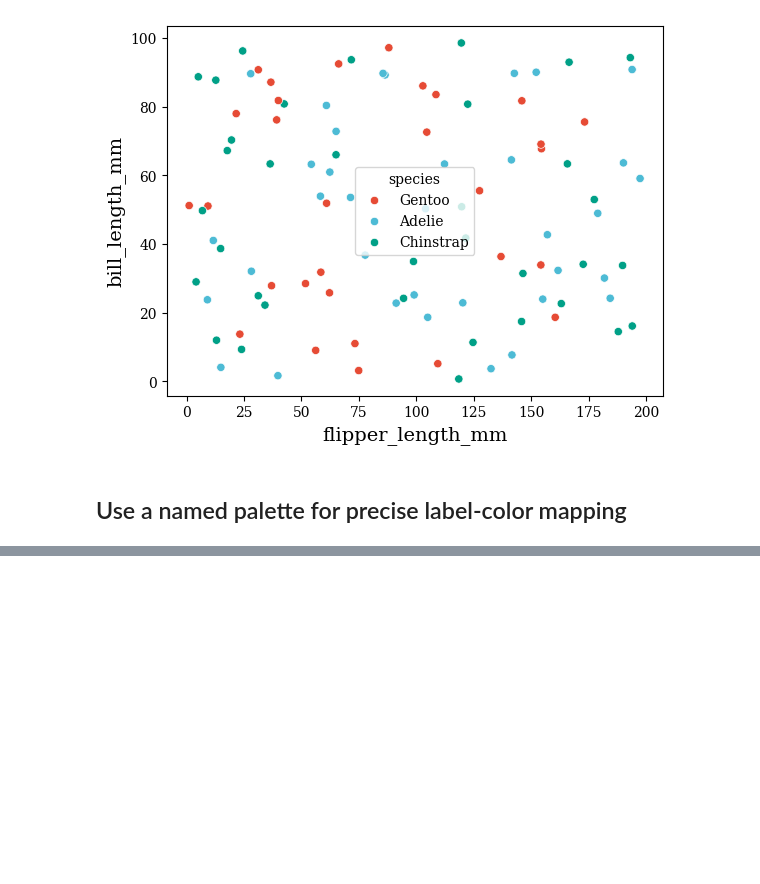
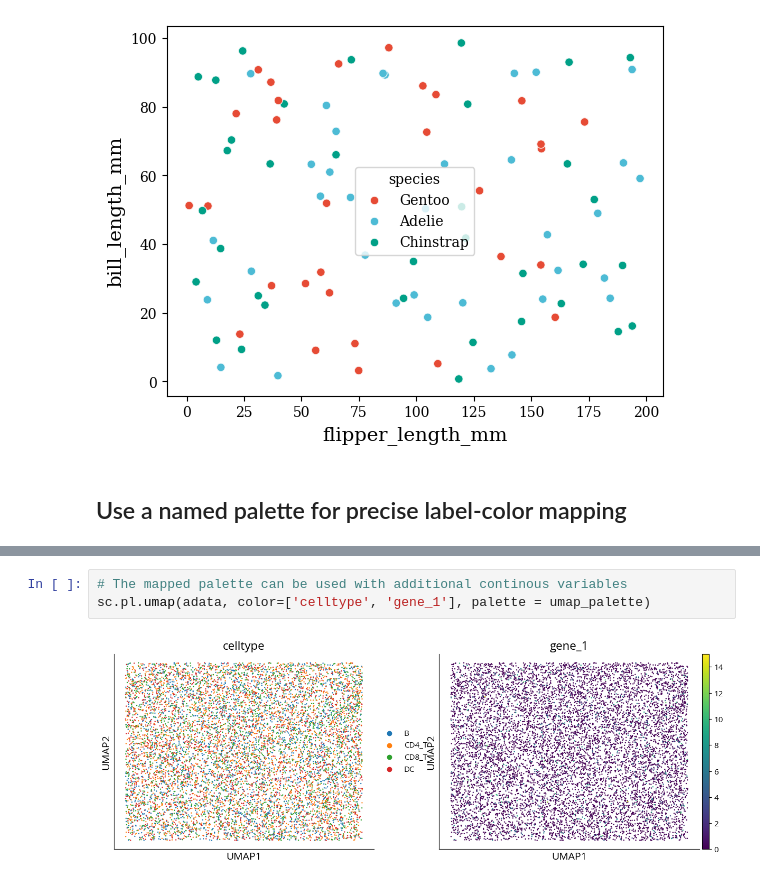
Before and after one commit to HTGenomeAnalysisUnit/project_styler_py, a Jupyter notebook: example/example.ipynb, the cells around one changed output, grey strips where cells are left out. Drawn from its saved outputs; the diff is of its cells as text; blank space fills up the shorter version.

```diff
--- a/example/example.ipynb
+++ b/example/example.ipynb
@@ -89,0 +206,5 @@ sns.scatterplot(
+# %%
+# The mapped palette can be used with additional continous variables
+sc.pl.umap(adata, color=['celltype', 'gene_1'], palette = umap_palette)
+# %% [output]
+[figure, added]
```
Also changed, not shown: parts of 20 cells of this notebook, 1 other file.
